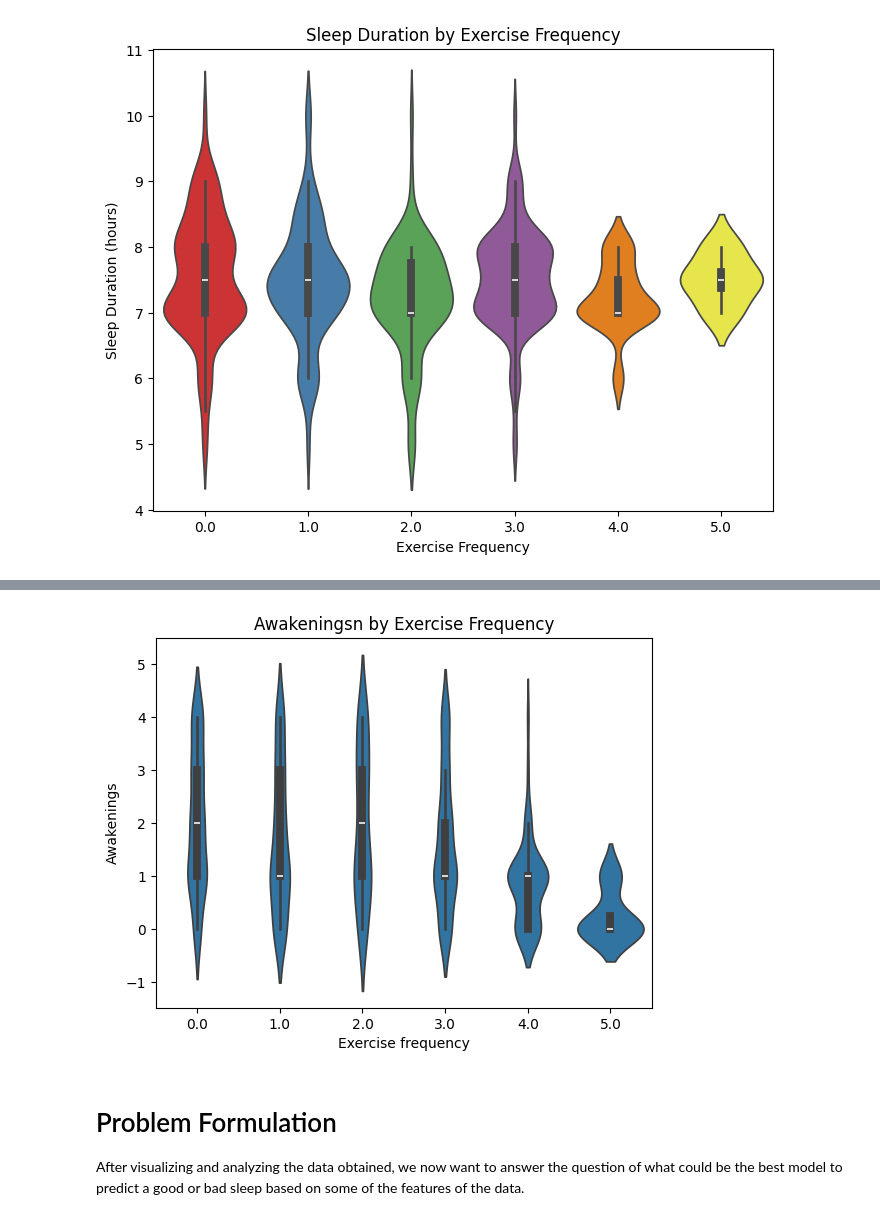
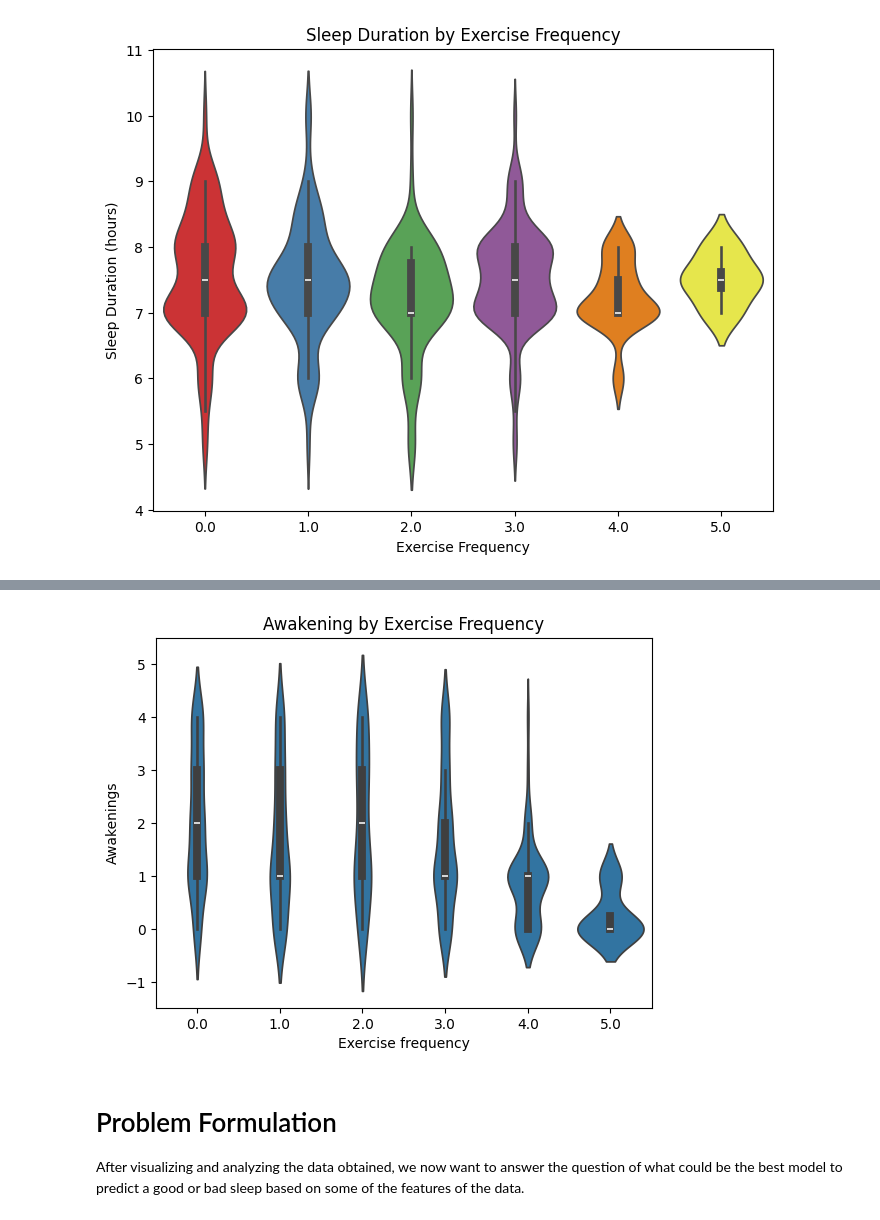
Before and after one commit to tazam777/sleep_efficiency_indicator, a Jupyter notebook: SleepProjectV2.ipynb, the cells around one changed output, grey strips where cells are left out. Cells and saved outputs as stored; diff of their text form; code cells hidden in the pictures.

```diff
--- a/SleepProjectV2.ipynb
+++ b/SleepProjectV2.ipynb
@@ -406,8 +415,8 @@ plt.title('Awakeningsn by Exercise Frequency');
 # %%
 sns.violinplot(data= df, x='Exercise frequency', y='Awakenings')
-plt.title('Awakeningsn by Exercise Frequency');
+plt.title('Awakening by Exercise Frequency');
 # %% [output]
-[figure, old version]
+[figure, new version]
 # %% [markdown]
 # Problem Formulation
 
```
Also changed, not shown: parts of 22 cells of this notebook.
